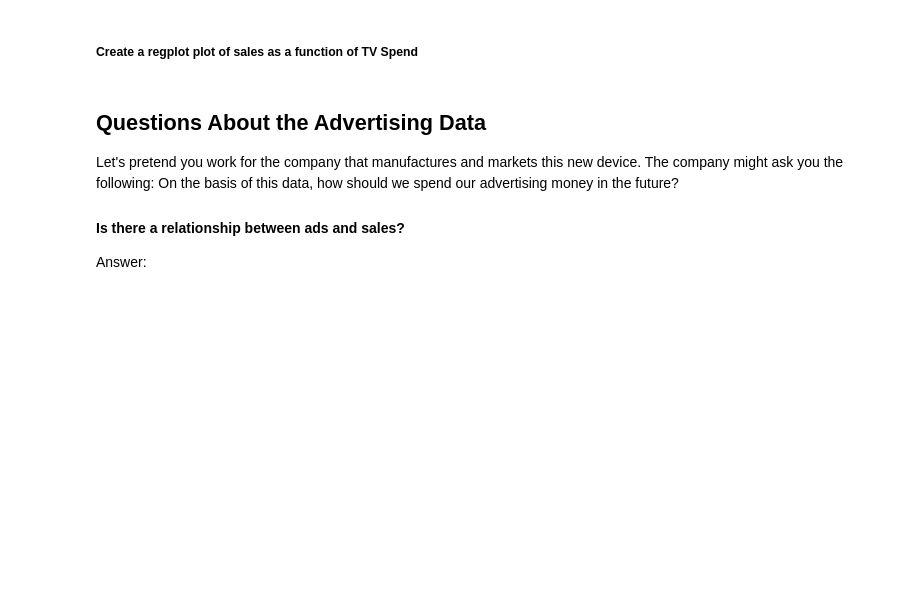
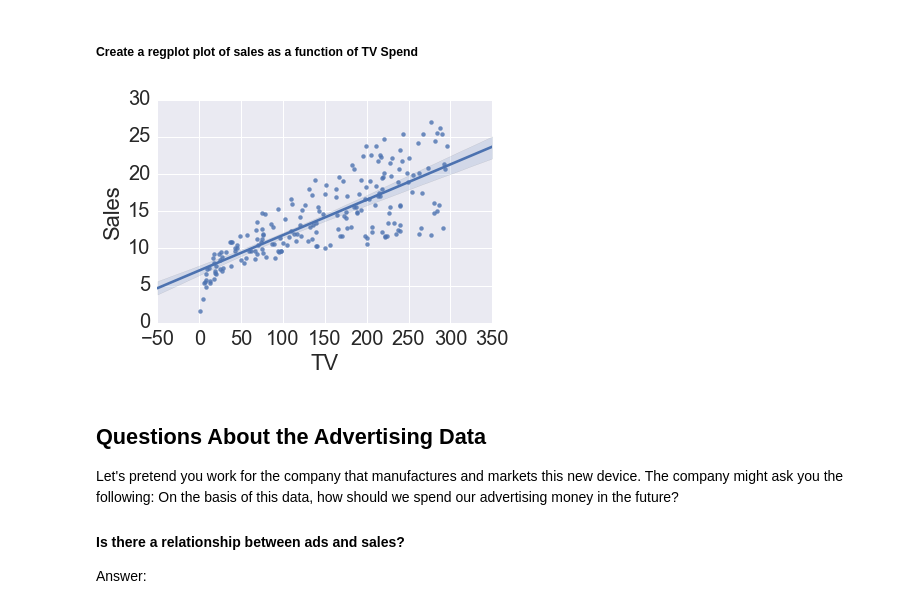
Before and after one commit to nicolairobles/DAT-NYC-37, a Jupyter notebook: lessons/lesson-06/UnitOneReview.ipynb, the cells around one changed output. Saved outputs shown, nothing was run; the diff lists cells and outputs as text; code cells hidden in the pictures; blank space fills up the shorter version.

```diff
--- a/lessons/lesson-06/UnitOneReview.ipynb
+++ b/lessons/lesson-06/UnitOneReview.ipynb
@@ -66,5 +106,11 @@ Answer:
 # %% [markdown]
 ##### Create a regplot plot of sales as a function of TV Spend
+# %%
+sns.regplot(data=data, x='TV', y='Sales');
+
+sns.regplot?
+# %% [output]
+[figure, added]
 # %% [markdown]
 ## Questions About the Advertising Data
 
```
Also changed, not shown: parts of 10 cells of this notebook, 5 other files.
